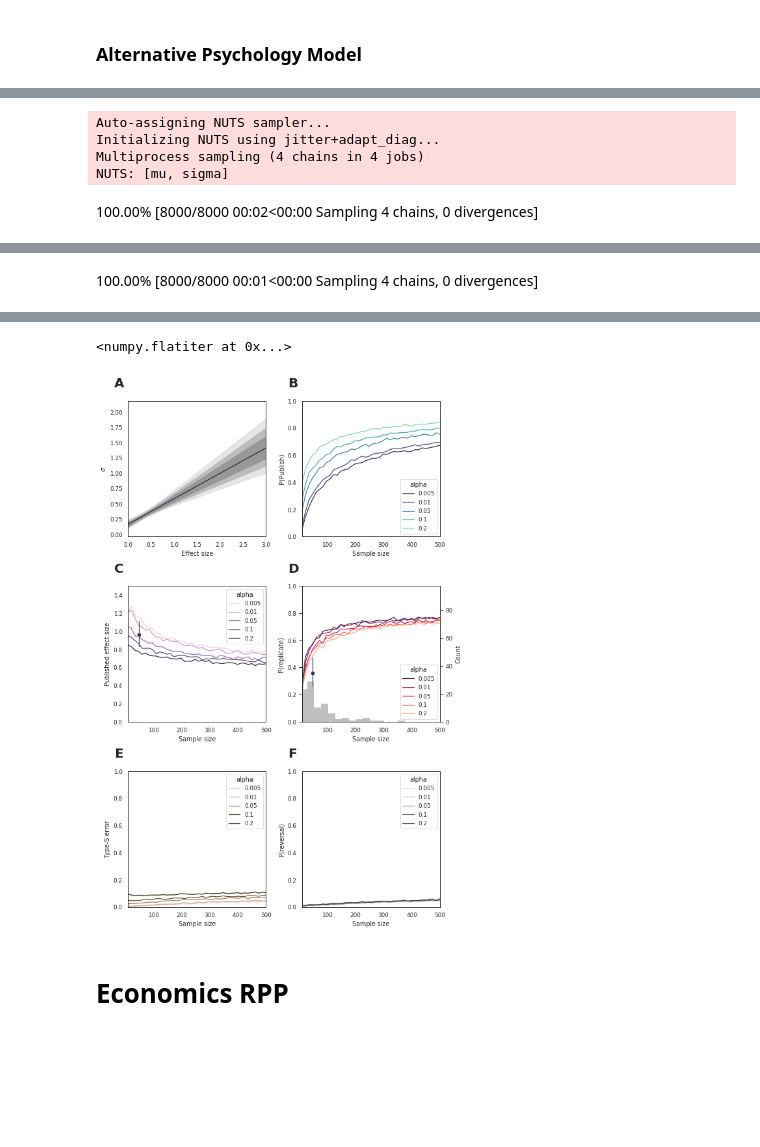
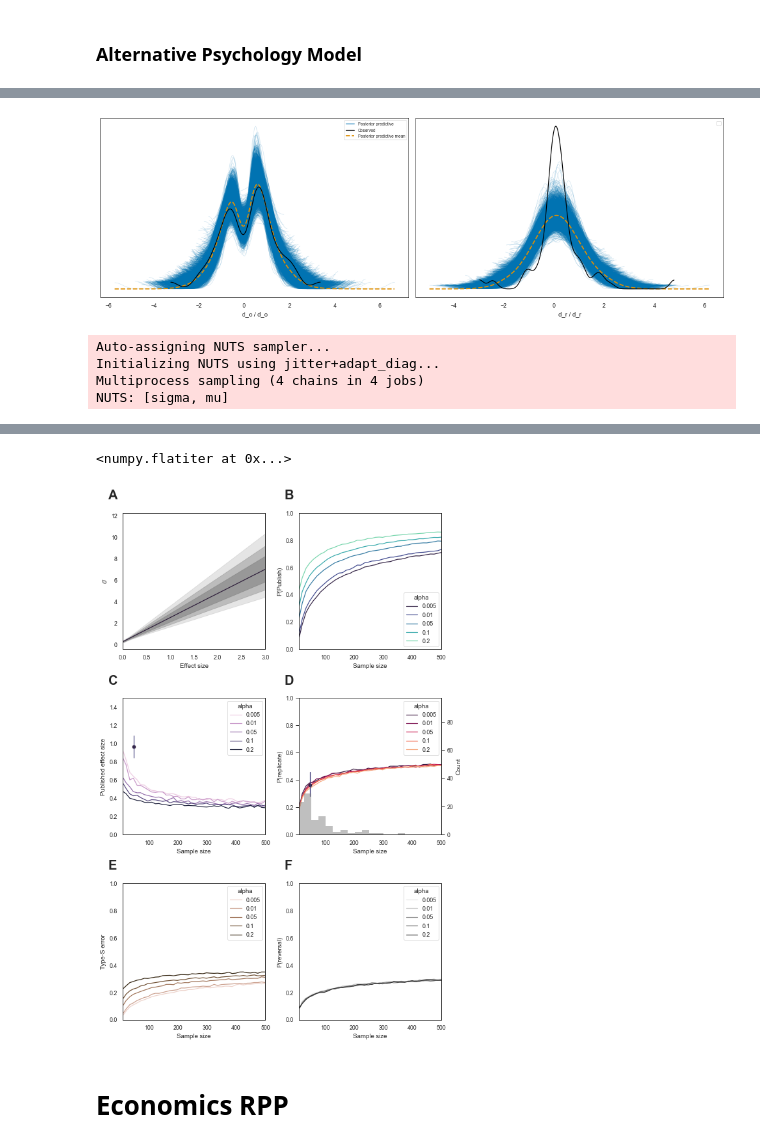
Before and after one commit to josephbb/ReplicationSurveys, a Jupyter notebook: StatisticalModel.ipynb, the cells around one changed output, grey strips where cells are left out. Saved outputs shown, nothing was run; the diff lists cells and outputs as text; code cells hidden in the pictures; blank space fills up the shorter version.

Commit message:
Fixed a bug with the model

```diff
--- a/StatisticalModel.ipynb
+++ b/StatisticalModel.ipynb
@@ -31,22 +19,35 @@ Requirement already satisfied: numpy>=1.16.6 in /opt/conda/lib/python3.9/site-pa
 <h1>Psychology RPP</h1>
 # %%
 #Load RPP Data, randomize direction.
-direction = np.random.choice(np.array([-1,1]), df_psych.shape[0])
+
 
 df_psych = pl.read_csv('./data/rpp_data.csv',ignore_errors=True).filter(
     (pl.col('T_pval_USE..R.').is_not_null()) &
     (pl.col('T_pval_USE..O.').is_not_null()) &
     (pl.col('T_r..R.').is_not_null()) &
     (pl.col('T_r..O.').is_not_null())
-).with_column(
+)
+
+direction = np.random.choice(np.array([-1,1]),
+                             df_psych.shape[0])
+
+df_psych = df_psych.with_column(
     (pl.lit(direction)).alias('direction')
 ).with_columns([
     (r_to_d(pl.col('T_r..R.').cast(float))).alias("d_r"),
     (r_to_d(pl.col('T_r..O.').cast(float))).alias("d_o"),
     pl.col('N (R)').cast(int).alias("n_r"),
     pl.col('N (O)').cast(int).alias("n_o"),
-]).select([
-    'd_o','d_r','n_o','n_r','direction'
-])
-df_psych.head(5)
+]).with_column(
+    (1 / np.sqrt(pl.col('n_o')) * sp.stats.norm.ppf(1 - .05/ 2)).alias('t_temp')
+).with_column(
+    (pl.col('t_temp') * pl.col('direction')).alias('t_c')
+).select([
+    'd_o','d_r','n_o','n_r','direction','t_c'
+]).with_columns(
+    [pl.when(pl.col('d_o')*pl.col('direction') > pl.col('t_c')).then(1000).otherwise(pl.col('t_c')).alias('upper'),
+    pl.when(pl.col('d_o')*pl.col('direction') < pl.col('t_c')).then(-1000).otherwise(pl.col('t_c')).alias('lower'),
+    ])
+
+df_psych.head()
 # %% [output]
@@ -150,8 +275,7 @@ plt.savefig('SIEstimatedEffects')
 # %%
-idata_psych_alt,trace_psych_alt,prior_psych_alt, ppc_psych_alt = alternate_publishing_model(df_psych,
-                                                                        prior={'s':1,
-                                                                        't':1,
-                                                                        'b':1})
+idata_psych_alt, model_alt = alternate_publishing_model(df_psych.to_pandas(),
+                                                                        prior={'s':2,
+                                                                        't':2})
 # %% [output]
 Auto-assigning NUTS sampler...
 Initializing NUTS using jitter+adapt_diag...
@@ -163,0 +289,4 @@ The number of effective samples is smaller than 10% for some parameters.
+# %%
+plot_posterior_distribution(idata_psych,save_loc='./output/figures/PosteriorDistributionRPP_alt.png')
+# %% [output]
+[figure, added]
@@ -164,11 +295,10 @@ The number of effective samples is smaller than 10% for some parameters.
 # %%
-out_psych_alt = simulate_alt(idata_psych_alt,save_loc='./output/psych_sims.csv',j=5000)
+out_psych_alt = simulate_alt(idata_psych_alt,save_loc='./output/psych_sims.csv',j=20000)
 # %%
 plot_sim_figure_alt(idata_psych_alt, out_psych_alt.to_pandas(),
-                df_psych,save_loc='./output/figures/Figure4_alt.png',max_effect=3)
+                df_psych.to_pandas(),save_loc='./output/figures/Figure4_alt.png',max_effect=3)
 # %% [output]
 Auto-assigning NUTS sampler...
 Initializing NUTS using jitter+adapt_diag...
 Multiprocess sampling (4 chains in 4 jobs)
-NUTS: [mu, sigma]
+NUTS: [sigma, mu]
-100.00% [8000/8000 00:02<00:00 Sampling 4 chains, 0 divergences]
@@ -177,4 +308,3 @@ Auto-assigning NUTS sampler...
 Initializing NUTS using jitter+adapt_diag...
 Multiprocess sampling (4 chains in 4 jobs)
 NUTS: [theta]
-100.00% [8000/8000 00:01<00:00 Sampling 4 chains, 0 divergences]
@@ -182,5 +313,5 @@ Sampling 4 chains for 1_000 tune and 1_000 draw iterations (4_000 + 4_000 draws
 <numpy.flatiter at 0x...>
-[figure, old version]
+[figure, new version]
 # %% [markdown]
 <h1>Economics RPP</h1>
 # %% [markdown]
```
Also changed, not shown: parts of 23 cells of this notebook, 5 other files.
